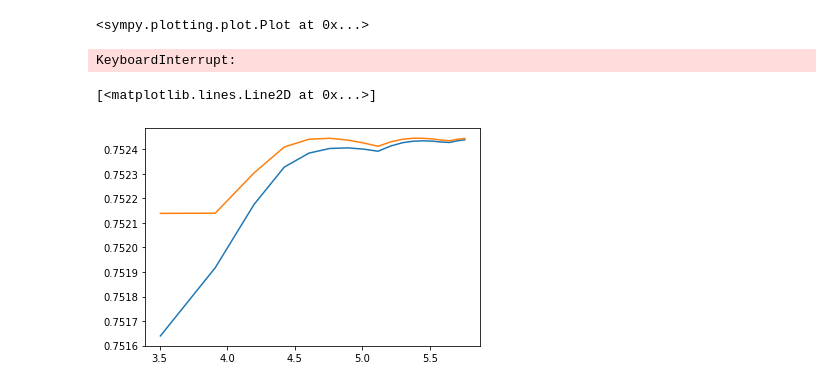
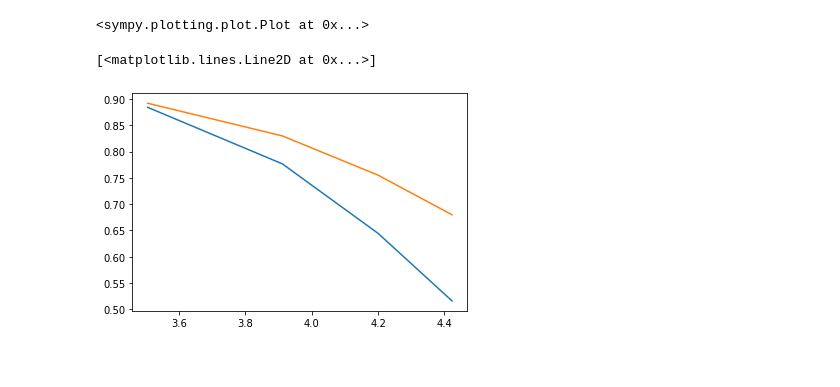
Before and after one commit to irina-suslova/numerical_methods, a Jupyter notebook: lab2/methods_lab_2.ipynb, the cells around one changed output. Cells and saved outputs as stored; diff of their text form; code cells hidden in the pictures.

```diff
--- a/lab2/methods_lab_2.ipynb
+++ b/lab2/methods_lab_2.ipynb
@@ -209,7 +209,7 @@ plot(result1[2], result1[3], result1[1])
 # plotting deviation (right + central)
 
 start_index = 100
-end_index = 1000
+end_index = 300
 step = 50
 
 # init
@@ -252,98 +252,32 @@ for n_i in range(start_index, end_index, step):
     # current central derivative
     central_derivative = []
     central_derivative_coords = []
     central_derivative_coords.append(a)
     central_derivative.append(-3/2 * f_x.subs('x', coords[0]) + 2 * f_x.subs('x', coords[1]) - 1/2 * f_x.subs('x', coords[2]) / h)
     for i in range(1, n_i - 1):
         central_derivative_coords.append(coords[i])
         curr_central_derivate = (f_x.subs('x', coords[i + 1]) - f_x.subs('x', coords[i - 1])) / (2 * h)
         central_derivative.append(curr_central_derivate)
     central_derivative_coords.append(b)
     central_derivative.append(-3/2 * f_x.subs('x', coords[n_i - 1]) + 2 * f_x.subs('x', coords[n_i - 2]) - 1/2 * f_x.subs('x', coords[n_i - 3]) / h)
 
     # prepearing checking data
     check_coords = central_derivative_coords
     check_values = []
     for i in range(len(check_coords)):
         check_values.append(derivative_f_x.subs(x, check_coords[i]).n())
     current_values = central_derivative
     deviation = []
     for i in range(len(check_coords)):
         deviation.append(abs(check_values[i] - current_values[i]))
 
     # counting current deviation
     deviation_central.append(abs(log(max(deviation))))
 
 
 plt.plot(h_s, deviation_right)
 plt.plot(h_s, deviation_central)
 # blue - deviation_right; orange - deviation_central
 # %% [output]
-KeyboardInterrupt:
+[<matplotlib.lines.Line2D at 0x...>]
+[figure, added]
-# %%
-# plotting second deviation (2 + 4)
-
-start_index = 100
-end_index = 1000
-step = 50
-
-h_s = []
-deviation_central_second_2 = []
-deviation_central_second_4 = []
-for n_i in range(start_index,end_index, step):
-
-    # current h
-    h = (b - a) / n_i
-    h_s.append(abs(log(h)))
-
-    # current coords
-    coords = [a + i * h for i in range(n_i)]
-
-    # current second derivative 4
-    central_second_derivative_4 = []
-    central_second_derivative_4_coords = []
-    for i in range(len(coords)):
-        central_second_derivative_4_coords.append(coords[i])
-        curr_central_second_derivative_4 = (-1/12 * f_x.subs('x', coords[i] + 2 * h) + 4/3 * f_x.subs('x', coords[i] + h) - 5/2 * f_x.subs('x', coords[i]) + 4/3 * f_x.subs('x', coords[i] - h) - 1/12 * f_x.subs('x', coords[i] - 2 * h)) / (h * h)
-        central_second_derivative_4.append(curr_central_second_derivative_4)
-
-    # prepearing checking data
-    check_coords = central_second_derivative_4_coords
-    check_values = []
-    for i in range(len(check_coords)):
-        check_values.append(derivative_f_x.subs(x, check_coords[i]).n())
-    current_values = central_second_derivative_4
-    deviation = []
-    for i in range(len(check_coords)):
-        deviation.append(abs(check_values[i] - current_values[i]))
-
-    # counting current deviation
-    deviation_central_second_4.append(abs(log(max(deviation))))
-
-    # current second derivative 2
-    central_second_derivative_2 = []
-    central_second_derivative_2_coords = []
-    for i in range(len(coords)):
-        central_second_derivative_2_coords.append(coords[i])
-        curr_central_second_derivative_2 = (f_x.subs('x', (coords[i] - h)) - 2 * f_x.subs('x', coords[i]) + f_x.subs('x', (coords[i] + h))) / (h * h)
-        central_second_derivative_2.append(curr_central_second_derivative_2)
-
-    # prepearing checking data
-    check_coords = central_second_derivative_2_coords
-    check_values = []
-    for i in range(len(check_coords)):
-        check_values.append(derivative_f_x.subs(x, check_coords[i]).n())
-    current_values = central_second_derivative_2
-    deviation = []
-    for i in range(len(check_coords)):
-        deviation.append(abs(check_values[i] - current_values[i]))
-
-    # counting current deviation
-    deviation_central_second_2.append(abs(log(max(deviation))))
-
-plt.plot(h_s, deviation_central_second_2)
-plt.plot(h_s, deviation_central_second_4)
-# blue - deviation_central_second_2; orange - deviation_central_second_4
-# %% [output]
-[<matplotlib.lines.Line2D at 0x...>]
-[figure, removed]
```
Also changed, not shown: parts of 1 cell of this notebook, 2 other files.
